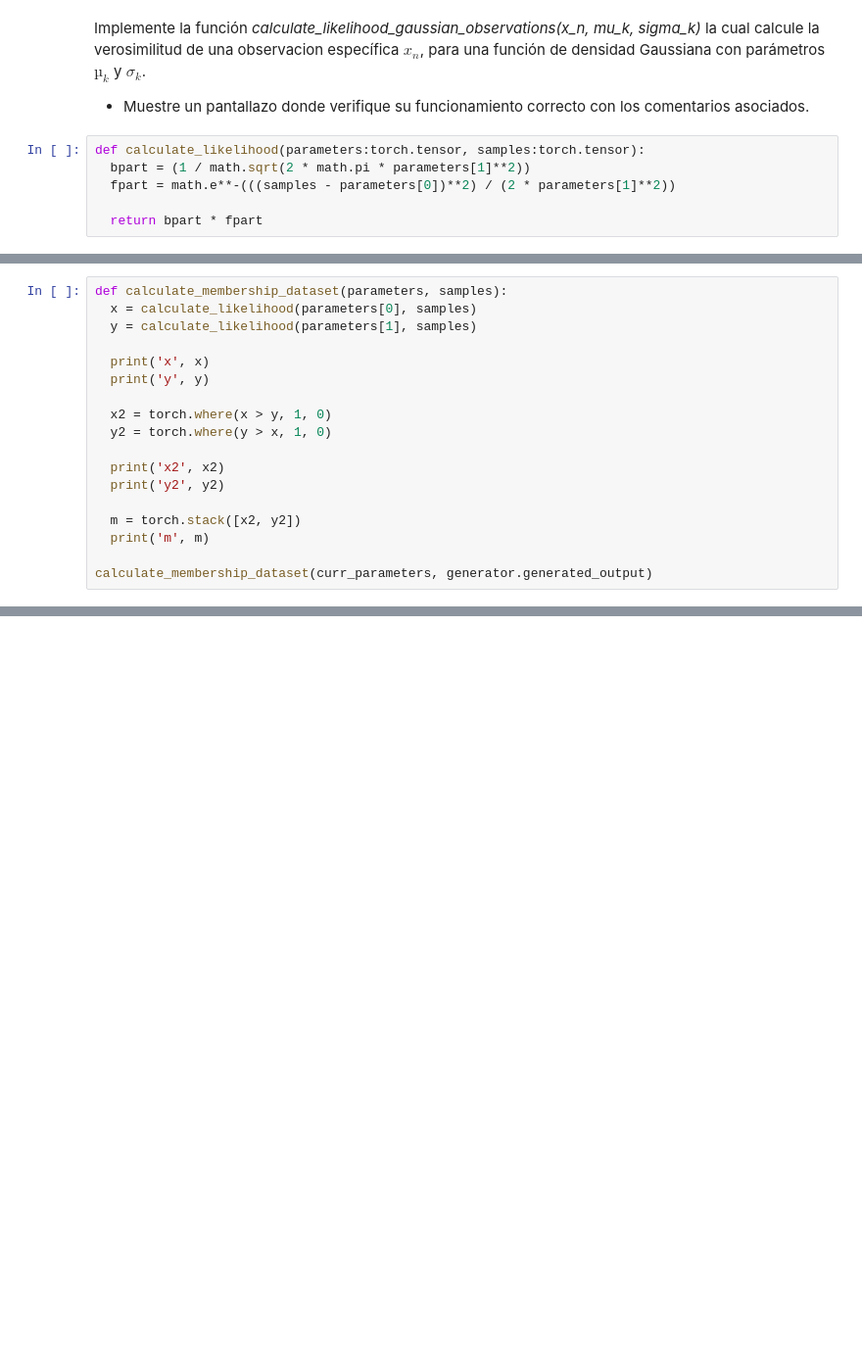
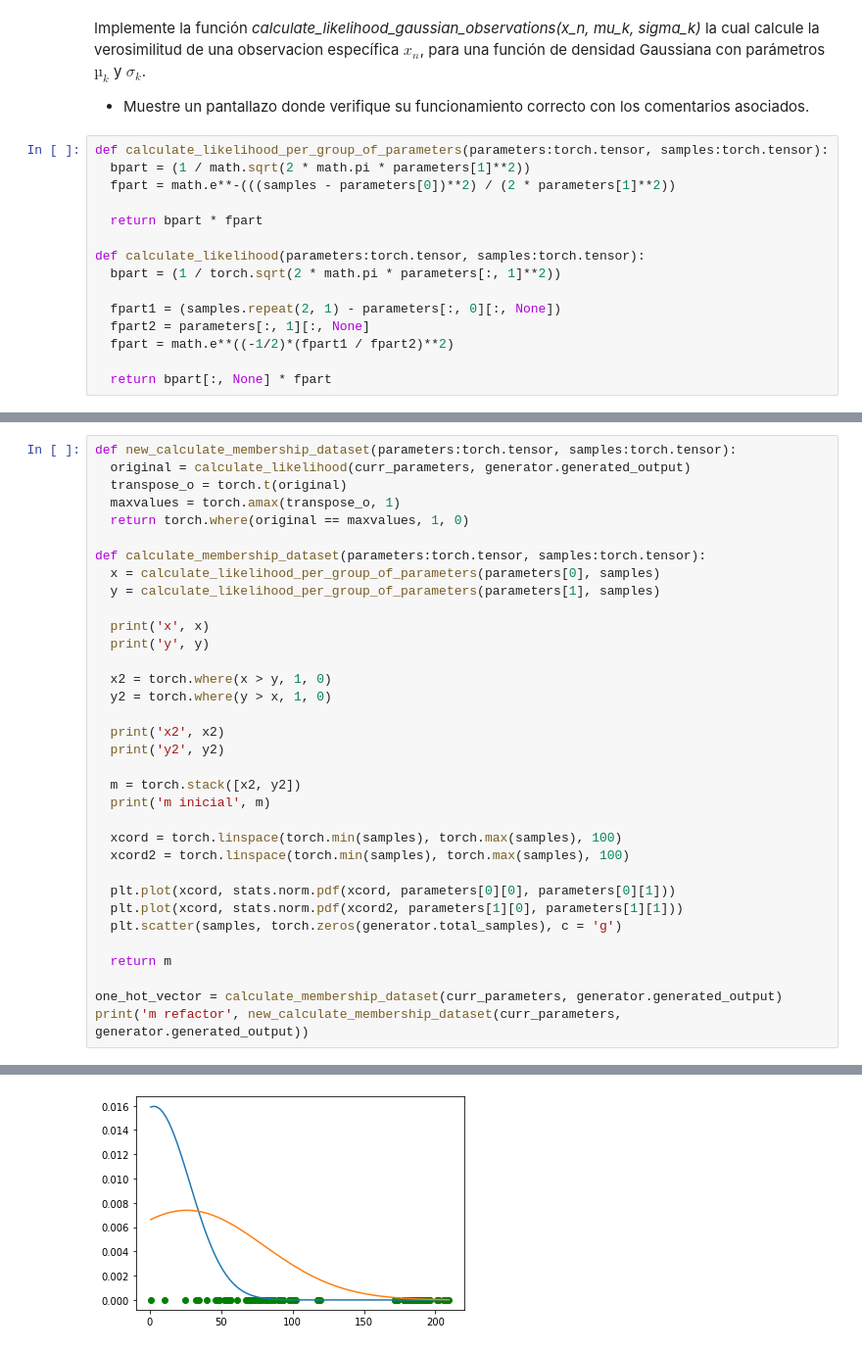
Before and after one commit to LD9797/Deep-Learning-Ground, a Jupyter notebook: TP0.ipynb, the cells around one changed output, grey strips where cells are left out. Shown at 98% size. Drawn from its saved outputs; the diff is of its cells as text; blank space fills up the shorter version.

```diff
--- a/TP0.ipynb
+++ b/TP0.ipynb
@@ -241,8 +241,17 @@ Implemente la función *calculate_likelihood_gaussian_observations(x_n, mu_k, si
 
 * Muestre un pantallazo donde verifique su funcionamiento correcto con los comentarios asociados.
 # %%
-def calculate_likelihood(parameters:torch.tensor, samples:torch.tensor):
+def calculate_likelihood_per_group_of_parameters(parameters:torch.tensor, samples:torch.tensor):
   bpart = (1 / math.sqrt(2 * math.pi * parameters[1]**2))
   fpart = math.e**-(((samples - parameters[0])**2) / (2 * parameters[1]**2))
 
   return bpart * fpart
+
+def calculate_likelihood(parameters:torch.tensor, samples:torch.tensor):
+  bpart = (1 / torch.sqrt(2 * math.pi * parameters[:, 1]**2))
+
+  fpart1 = (samples.repeat(2, 1) - parameters[:, 0][:, None])
+  fpart2 = parameters[:, 1][:, None]
+  fpart = math.e**((-1/2)*(fpart1 / fpart2)**2)
+
+  return bpart[:, None] * fpart
@@ -256,7 +289,13 @@ print('2', calculate_likelihood(curr_parameters[1], 42.9281))
 # %%
-def calculate_membership_dataset(parameters, samples):
-  x = calculate_likelihood(parameters[0], samples)
-  y = calculate_likelihood(parameters[1], samples)
+def new_calculate_membership_dataset(parameters:torch.tensor, samples:torch.tensor):
+  original = calculate_likelihood(curr_parameters, generator.generated_output)
+  transpose_o = torch.t(original)
+  maxvalues = torch.amax(transpose_o, 1)
+  return torch.where(original == maxvalues, 1, 0)
+
+def calculate_membership_dataset(parameters:torch.tensor, samples:torch.tensor):
+  x = calculate_likelihood_per_group_of_parameters(parameters[0], samples)
+  y = calculate_likelihood_per_group_of_parameters(parameters[1], samples)
 
   print('x', x)
   print('y', y)
@@ -268,7 +307,17 @@ def calculate_membership_dataset(parameters, samples):
   print('y2', y2)
 
   m = torch.stack([x2, y2])
-  print('m', m)
+  print('m inicial', m)
 
-calculate_membership_dataset(curr_parameters, generator.generated_output)
+  xcord = torch.linspace(torch.min(samples), torch.max(samples), 100)
+  xcord2 = torch.linspace(torch.min(samples), torch.max(samples), 100)
+
+  plt.plot(xcord, stats.norm.pdf(xcord, parameters[0][0], parameters[0][1]))
+  plt.plot(xcord, stats.norm.pdf(xcord2, parameters[1][0], parameters[1][1]))
+  plt.scatter(samples, torch.zeros(generator.total_samples), c = 'g')
+
+  return m
+
+one_hot_vector = calculate_membership_dataset(curr_parameters, generator.generated_output)
+print('m refactor', new_calculate_membership_dataset(curr_parameters, generator.generated_output))
 # %% [output]
@@ -291,0 +341 @@ x tensor([0.0023, 0.0022, 0.0023, 0.0022, 0.0021, 0.0023, 0.0021, 0.0023, 0.0023
+[figure, added]
```
Also changed, not shown: parts of 14 cells of this notebook.
